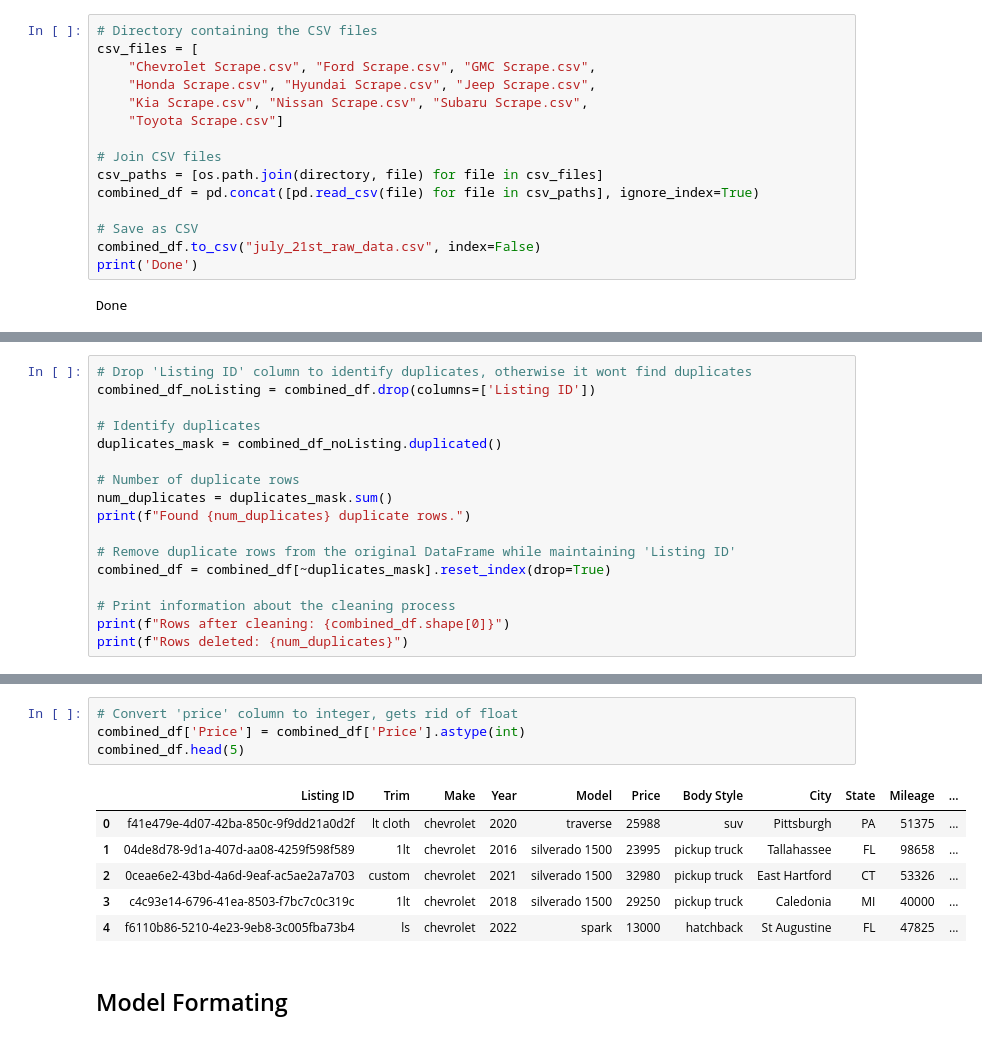
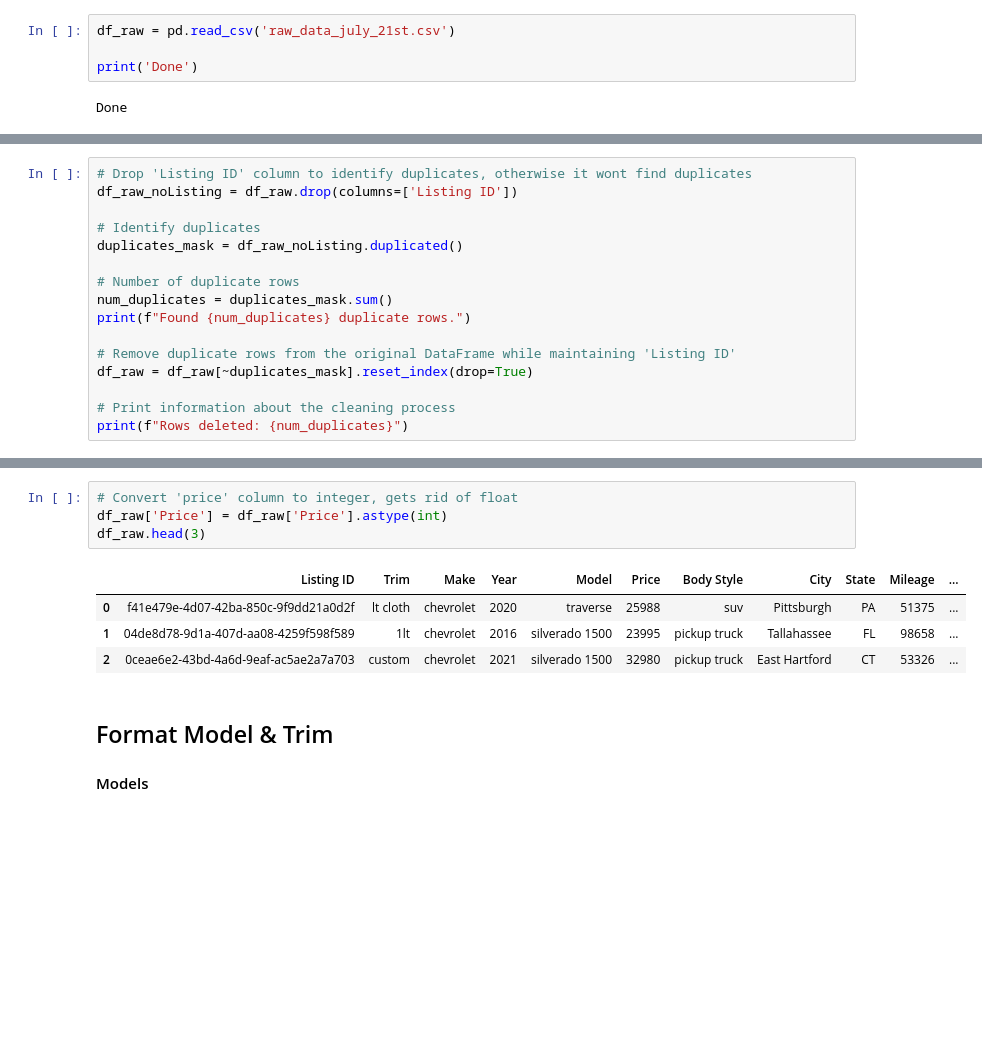
Before and after one commit to zmosDS/Dealership-Pricing-Optimization-Tool, a Jupyter notebook: data/data_cleaning.ipynb, the cells around one changed output, grey strips where cells are left out. Drawn from its saved outputs; the diff is of its cells as text; blank space fills up the shorter version.

```diff
--- a/data/data_cleaning.ipynb
+++ b/data/data_cleaning.ipynb
@@ -8,17 +11,6 @@ import os
 # %%
-# Directory containing the CSV files
-csv_files = [
-    "Chevrolet Scrape.csv", "Ford Scrape.csv", "GMC Scrape.csv",
-    "Honda Scrape.csv", "Hyundai Scrape.csv", "Jeep Scrape.csv",
-    "Kia Scrape.csv", "Nissan Scrape.csv", "Subaru Scrape.csv",
-    "Toyota Scrape.csv"]
+df_raw = pd.read_csv('raw_data_july_21st.csv')
 
-# Join CSV files
-csv_paths = [os.path.join(directory, file) for file in csv_files]
-combined_df = pd.concat([pd.read_csv(file) for file in csv_paths], ignore_index=True)
-
-# Save as CSV
-combined_df.to_csv("july_21st_raw_data.csv", index=False)
 print('Done')
 # %% [output]
 Done
@@ -27,19 +19,18 @@ Done
 # %%
 # Drop 'Listing ID' column to identify duplicates, otherwise it wont find duplicates
-combined_df_noListing = combined_df.drop(columns=['Listing ID'])
+df_raw_noListing = df_raw.drop(columns=['Listing ID'])
 
 # Identify duplicates
-duplicates_mask = combined_df_noListing.duplicated()
+duplicates_mask = df_raw_noListing.duplicated()
 
 # Number of duplicate rows
 num_duplicates = duplicates_mask.sum()
 print(f"Found {num_duplicates} duplicate rows.")
 
 # Remove duplicate rows from the original DataFrame while maintaining 'Listing ID'
-combined_df = combined_df[~duplicates_mask].reset_index(drop=True)
+df_raw = df_raw[~duplicates_mask].reset_index(drop=True)
 
 # Print information about the cleaning process
-print(f"Rows after cleaning: {combined_df.shape[0]}")
 print(f"Rows deleted: {num_duplicates}")
 # %% [output]
 Found 12 duplicate rows.
@@ -86,15 +80,15 @@ combined_df.head(5)
 # %%
 # Convert 'price' column to integer, gets rid of float
-combined_df['Price'] = combined_df['Price'].astype(int)
-combined_df.head(5)
+df_raw['Price'] = df_raw['Price'].astype(int)
+df_raw.head(3)
 # %% [output]
 |  | Listing ID | Trim | Make | Year | Model | Price | Body Style | City | State | Mileage | ... |
 | 0 | f41e479e-4d07-42ba-850c-9f9dd21a0d2f | lt cloth | chevrolet | 2020 | traverse | 25988 | suv | Pittsburgh | PA | 51375 | ... |
 | 1 | 04de8d78-9d1a-407d-aa08-4259f598f589 | 1lt | chevrolet | 2016 | silverado 1500 | 23995 | pickup truck | Tallahassee | FL | 98658 | ... |
 | 2 | 0ceae6e2-43bd-4a6d-9eaf-ac5ae2a7a703 | custom | chevrolet | 2021 | silverado 1500 | 32980 | pickup truck | East Hartford | CT | 53326 | ... |
-| 3 | c4c93e14-6796-41ea-8503-f7bc7c0c319c | 1lt | chevrolet | 2018 | silverado 1500 | 29250 | pickup truck | Caledonia | MI | 40000 | ... |
-| 4 | f6110b86-5210-4e23-9eb8-3c005fba73b4 | ls | chevrolet | 2022 | spark | 13000 | hatchback | St Augustine | FL | 47825 | ... |
 # %% [markdown]
-## Model Formating
+## Format Model & Trim
+
+#### Models
 # %%
 # Count all models by letter so i can combine and drop unnecessary models
```
Also changed, not shown: parts of 39 cells of this notebook.
